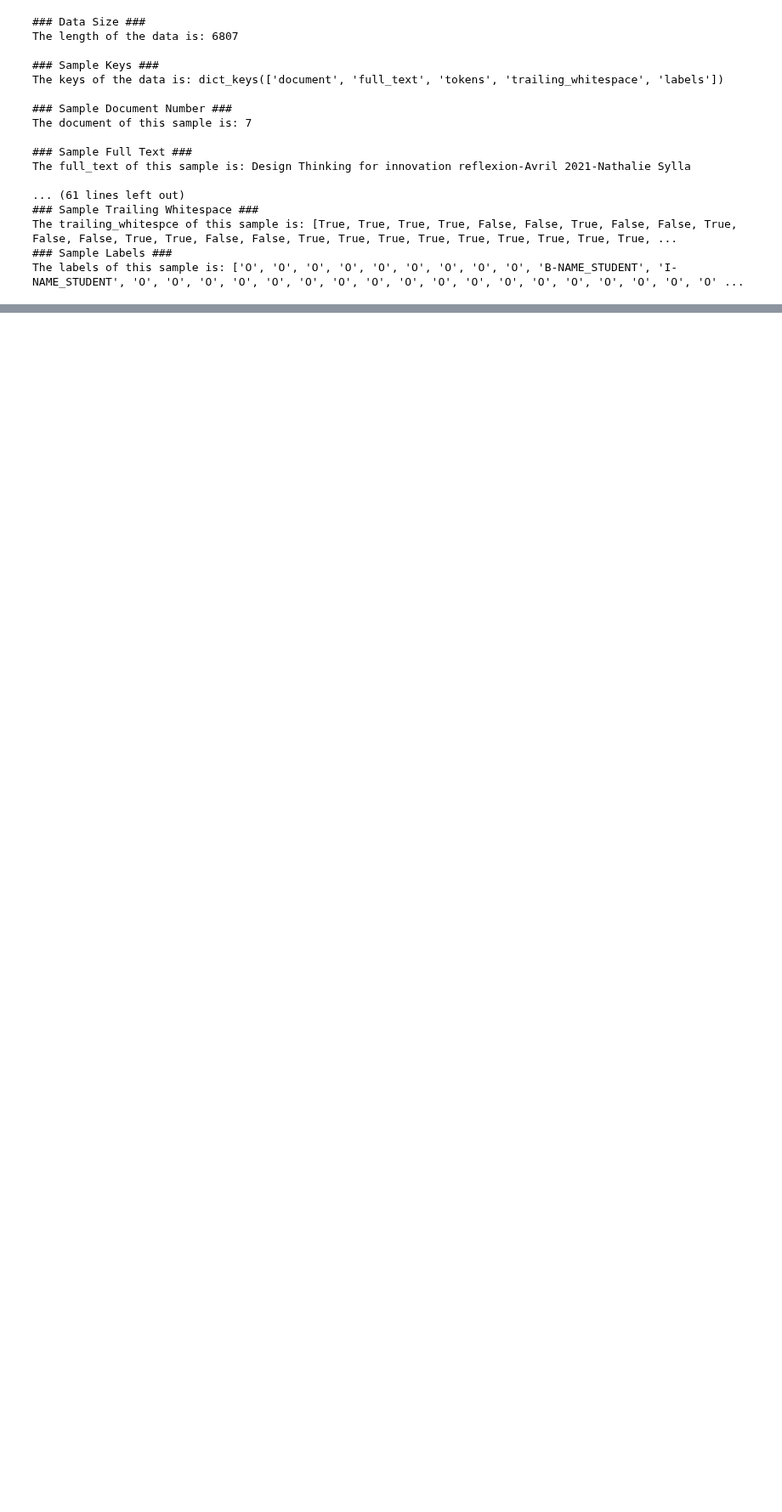
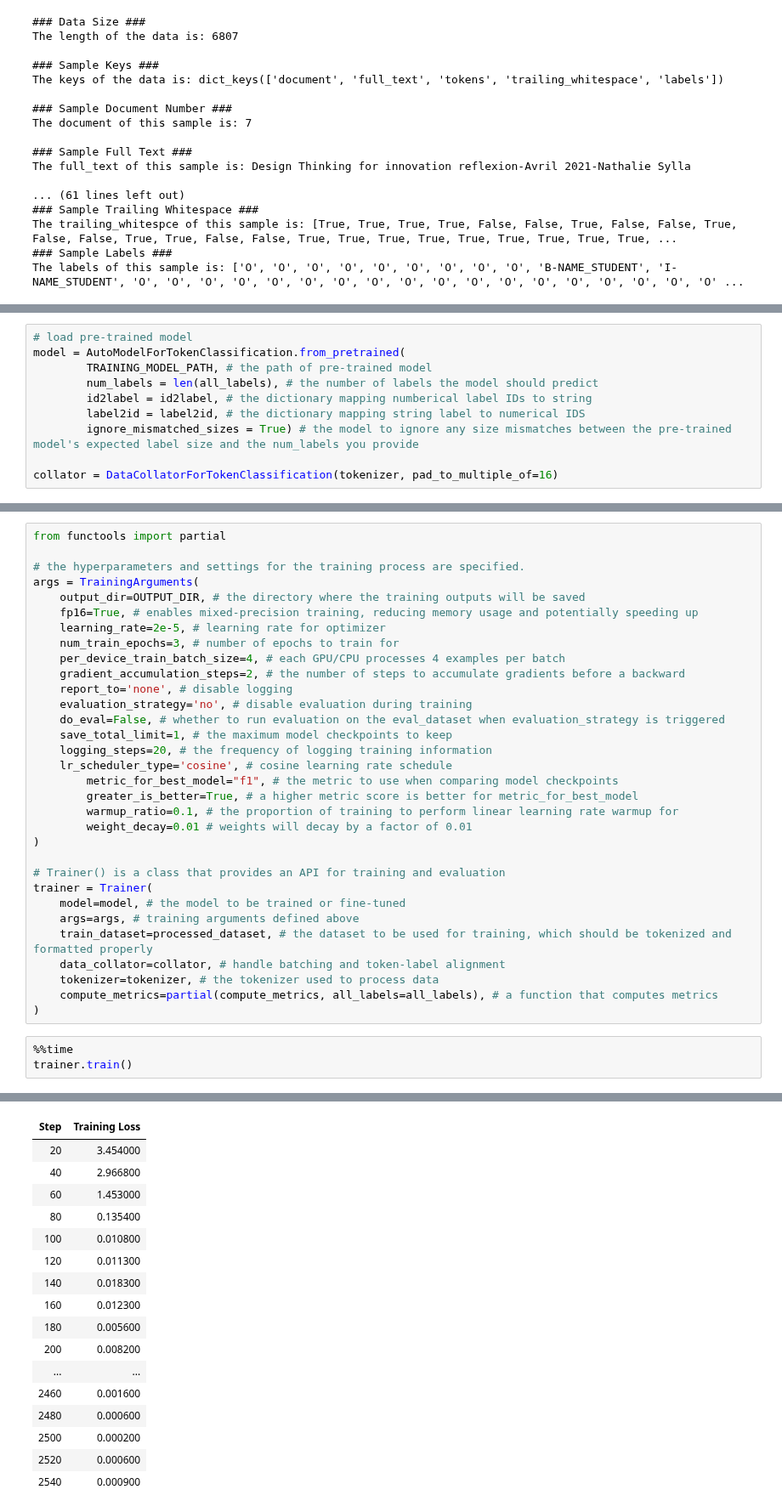
Before and after one commit to jackren0000/The-Learning-Agency-Lab---PII-Data-Detection, a Jupyter notebook: piidatadetection-dataanalysis.ipynb, the cells around one changed output, grey strips where cells are left out. Shown at 85% size. Cells and saved outputs as stored; diff of their text form; blank space fills up the shorter version.

Commit message:
Kaggle Notebook | PIIDataDetection-DataAnalysis | Version 8

```diff
--- a/piidatadetection-dataanalysis.ipynb
+++ b/piidatadetection-dataanalysis.ipynb
@@ -174,0 +321,10 @@ def tokenize(example, tokenizer, label2id, max_length):
+# %%
+# load pre-trained model
+model = AutoModelForTokenClassification.from_pretrained(
+        TRAINING_MODEL_PATH, # the path of pre-trained model
+        num_labels = len(all_labels), # the number of labels the model should predict
+        id2label = id2label, # the dictionary mapping numberical label IDs to string
+        label2id = label2id, # the dictionary mapping string label to numerical IDS
+        ignore_mismatched_sizes = True) # the model to ignore any size mismatches between the pre-trained model's expected label size and the num_labels you provide
+
+collator = DataCollatorForTokenClassification(tokenizer, pad_to_multiple_of=16)
@@ -174,0 +334,36 @@ def tokenize(example, tokenizer, label2id, max_length):
+# %%
+from functools import partial
+
+# the hyperparameters and settings for the training process are specified.
+args = TrainingArguments(
+    output_dir=OUTPUT_DIR, # the directory where the training outputs will be saved
+    fp16=True, # enables mixed-precision training, reducing memory usage and potentially speeding up
+    learning_rate=2e-5, # learning rate for optimizer
+    num_train_epochs=3, # number of epochs to train for
+    per_device_train_batch_size=4, # each GPU/CPU processes 4 examples per batch
+    gradient_accumulation_steps=2, # the number of steps to accumulate gradients before a backward
+    report_to='none', # disable logging
+    evaluation_strategy='no', # disable evaluation during training
+    do_eval=False, # whether to run evaluation on the eval_dataset when evaluation_strategy is triggered
+    save_total_limit=1, # the maximum model checkpoints to keep
+    logging_steps=20, # the frequency of logging training information
+    lr_scheduler_type='cosine', # cosine learning rate schedule
+        metric_for_best_model="f1", # the metric to use when comparing model checkpoints
+        greater_is_better=True, # a higher metric score is better for metric_for_best_model
+        warmup_ratio=0.1, # the proportion of training to perform linear learning rate warmup for
+        weight_decay=0.01 # weights will decay by a factor of 0.01
+)
+
+# Trainer() is a class that provides an API for training and evaluation
+trainer = Trainer(
+    model=model, # the model to be trained or fine-tuned
+    args=args, # training arguments defined above
+    train_dataset=processed_dataset, # the dataset to be used for training, which should be tokenized and formatted properly
+    data_collator=collator, # handle batching and token-label alignment
+    tokenizer=tokenizer, # the tokenizer used to process data
+    compute_metrics=partial(compute_metrics, all_labels=all_labels), # a function that computes metrics
+)
+# %%
+%%time
+trainer.train()
+# %% [output]
@@ -174,0 +371,17 @@ def tokenize(example, tokenizer, label2id, max_length):
+| Step | Training Loss |
+| 20 | 3.454000 |
+| 40 | 2.966800 |
+| 60 | 1.453000 |
+| 80 | 0.135400 |
+| 100 | 0.010800 |
+| 120 | 0.011300 |
+| 140 | 0.018300 |
+| 160 | 0.012300 |
+| 180 | 0.005600 |
+| 200 | 0.008200 |
+| ... | ... |
+| 2460 | 0.001600 |
+| 2480 | 0.000600 |
+| 2500 | 0.000200 |
+| 2520 | 0.000600 |
+| 2540 | 0.000900 |
```
Also changed, not shown: parts of 24 cells of this notebook.
